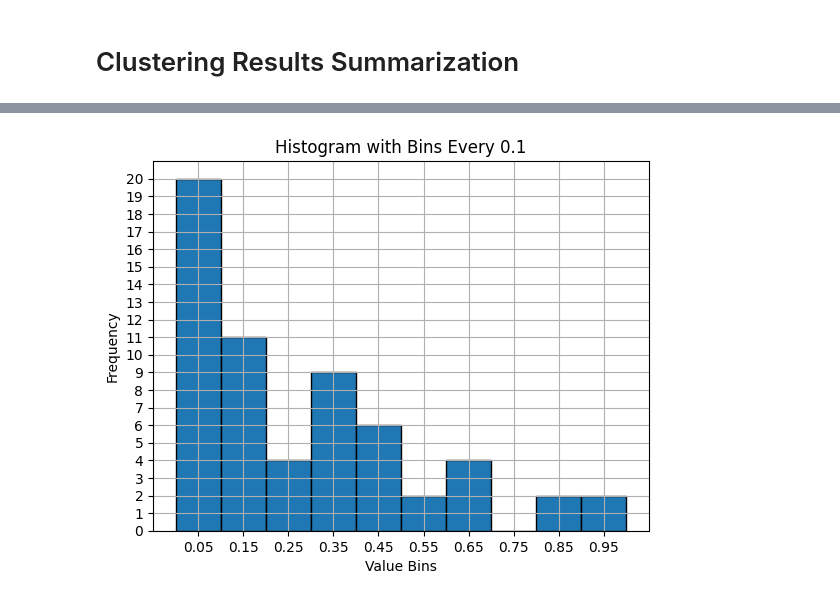
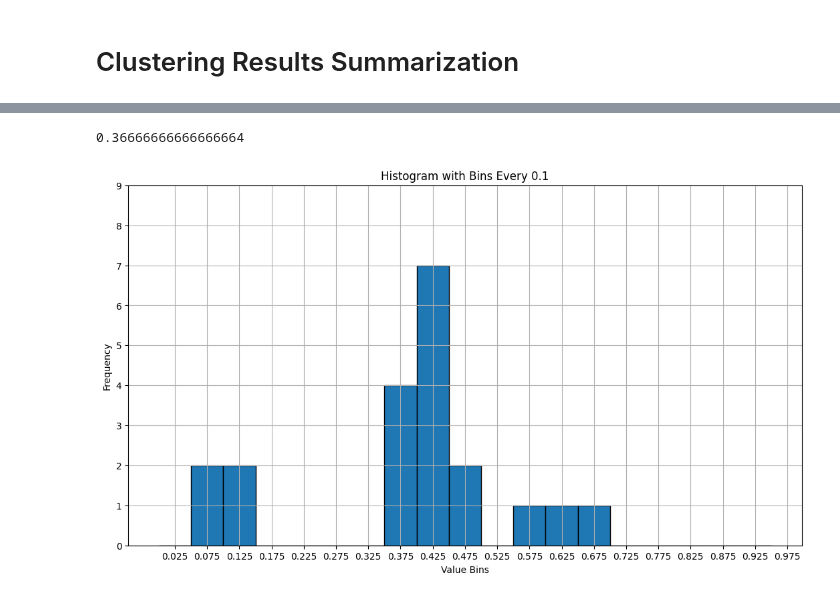
Before and after one commit to gaggioaxel/OoM-Thesis, a Jupyter notebook: code/src/ClusteringOoM.ipynb, the cells around one changed output, grey strips where cells are left out. Saved outputs shown, nothing was run; the diff lists cells and outputs as text; code cells hidden in the pictures.

```diff
--- a/code/src/ClusteringOoM.ipynb
+++ b/code/src/ClusteringOoM.ipynb
@@ -1508,24 +1505,29 @@ Exception:
+# %%
+print(sum(accuracy) / len(annotations))
+# %% [output]
+0.36666666666666664
 # %%
 import matplotlib.pyplot as plt
 import numpy as np
 
 # Define the bin edges
-bin_edges = [(i * 0.1) for i in range(11)]
+bin_edges = [(i * 0.05) for i in range(20)]
 
+plt.figure(figsize=(13,7))
 # Create the histogram with grid behind
-plt.hist(accuracy, bins=bin_edges, edgecolor='black', zorder=1)
+plt.hist(np.array(accuracy)[np.array(accuracy) > 0.0], bins=bin_edges, edgecolor='black', zorder=1)
 
 # Label the axes and add a title
 plt.xlabel('Value Bins')
 plt.ylabel('Frequency')
 plt.title('Histogram with Bins Every 0.1')
-plt.xticks(np.arange(0.05, 1.05, 0.1))
-plt.yticks(range(21))
+plt.xticks(np.arange(0.025, 1., 0.05))
+plt.yticks(range(10))
 
 # Add a grid behind the bars
 plt.grid()
 
 # Show the plot
 plt.show()
 # %% [output]
-[figure, old version]
+[figure, new version]
```
Also changed, not shown: parts of 2 cells of this notebook, 8 other files.
